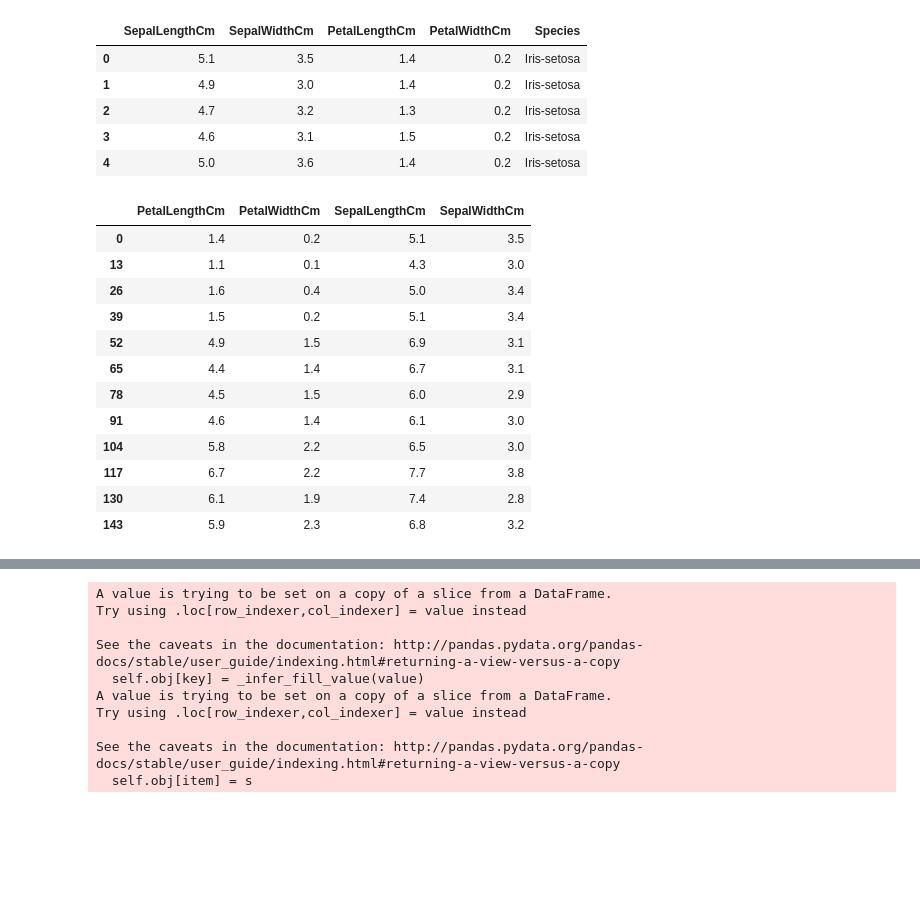
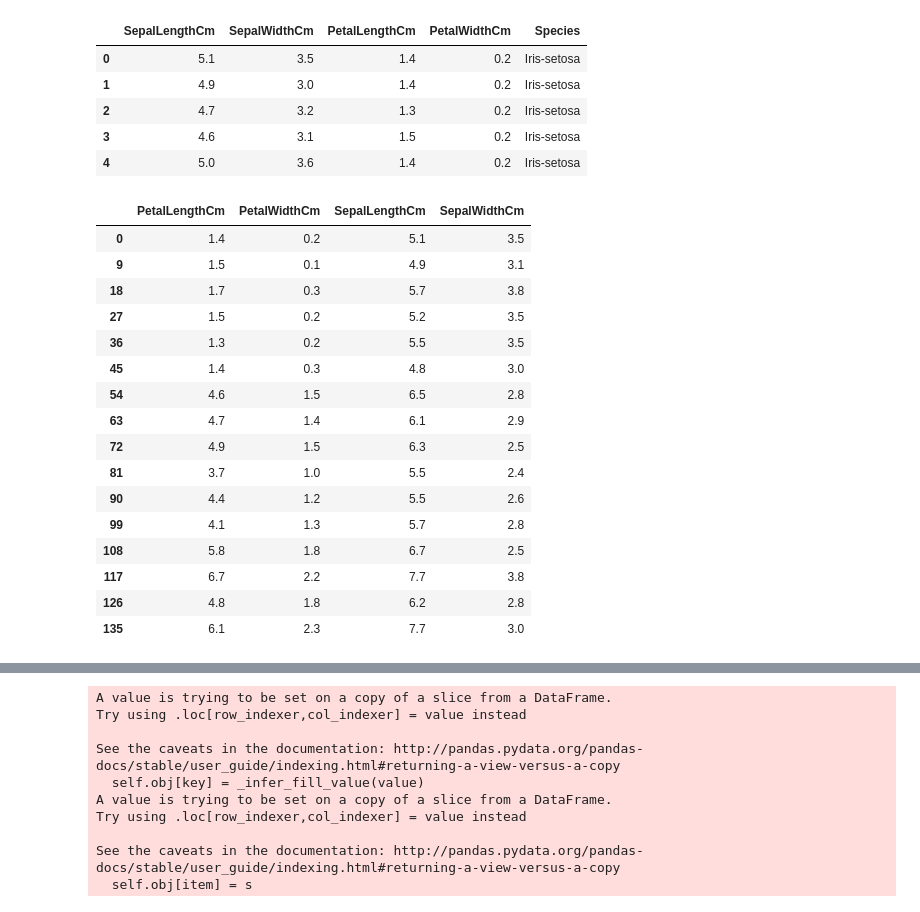
Before and after one commit to ajrazander/Unsupervised-QML, a Jupyter notebook: Max-cut 3+ Clustering.ipynb, the cells around one changed output, grey strips where cells are left out. Cells and saved outputs as stored; diff of their text form; code cells hidden in the pictures; blank space fills up the shorter version.

```diff
--- a/Max-cut 3+ Clustering.ipynb
+++ b/Max-cut 3+ Clustering.ipynb
@@ -48,24 +48,28 @@ def calc_w(data_array):
 # %%
 # Remove Iris labels and Sepal dimensions
 data_full = df.loc[:,['PetalLengthCm','PetalWidthCm','SepalLengthCm','SepalWidthCm',]]
 
 # Reduce number of data points, will be removed later
 # Dataframe with species labels
-df_sub = df[::13]
+df_sub = df[:-10:9]
 # Dataframe without species lables
-data_sub = data_full[::13]
+data_sub = data_full[:-10:9]
 data_sub
 # %% [output]
 |  | PetalLengthCm | PetalWidthCm | SepalLengthCm | SepalWidthCm |
 | 0 | 1.4 | 0.2 | 5.1 | 3.5 |
-| 13 | 1.1 | 0.1 | 4.3 | 3.0 |
-| 26 | 1.6 | 0.4 | 5.0 | 3.4 |
-| 39 | 1.5 | 0.2 | 5.1 | 3.4 |
-| 52 | 4.9 | 1.5 | 6.9 | 3.1 |
-| 65 | 4.4 | 1.4 | 6.7 | 3.1 |
-| 78 | 4.5 | 1.5 | 6.0 | 2.9 |
-| 91 | 4.6 | 1.4 | 6.1 | 3.0 |
-| 104 | 5.8 | 2.2 | 6.5 | 3.0 |
+| 9 | 1.5 | 0.1 | 4.9 | 3.1 |
+| 18 | 1.7 | 0.3 | 5.7 | 3.8 |
+| 27 | 1.5 | 0.2 | 5.2 | 3.5 |
+| 36 | 1.3 | 0.2 | 5.5 | 3.5 |
+| 45 | 1.4 | 0.3 | 4.8 | 3.0 |
+| 54 | 4.6 | 1.5 | 6.5 | 2.8 |
+| 63 | 4.7 | 1.4 | 6.1 | 2.9 |
+| 72 | 4.9 | 1.5 | 6.3 | 2.5 |
+| 81 | 3.7 | 1.0 | 5.5 | 2.4 |
+| 90 | 4.4 | 1.2 | 5.5 | 2.6 |
+| 99 | 4.1 | 1.3 | 5.7 | 2.8 |
+| 108 | 5.8 | 1.8 | 6.7 | 2.5 |
 | 117 | 6.7 | 2.2 | 7.7 | 3.8 |
-| 130 | 6.1 | 1.9 | 7.4 | 2.8 |
-| 143 | 5.9 | 2.3 | 6.8 | 3.2 |
+| 126 | 4.8 | 1.8 | 6.2 | 2.8 |
+| 135 | 6.1 | 2.3 | 7.7 | 3.0 |
```
Also changed, not shown: parts of 3 cells of this notebook, 1 other file.
